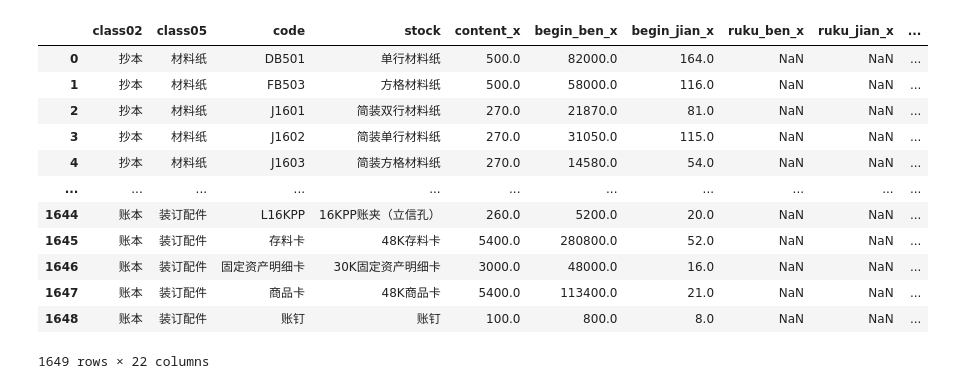
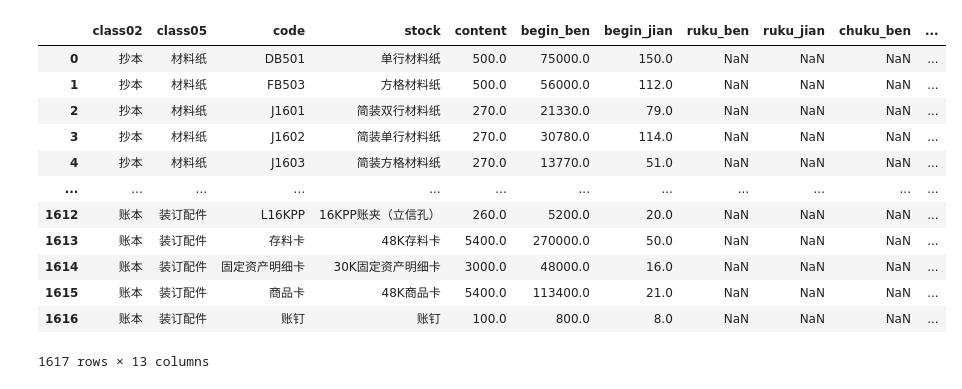
Before and after one commit to reddatetea/fish, a Jupyter notebook: TcloudshoufacunDingdan.ipynb, the cells around one changed output. Cells and saved outputs as stored; diff of their text form; code cells hidden in the pictures.

```diff
--- a/TcloudshoufacunDingdan.ipynb
+++ b/TcloudshoufacunDingdan.ipynb
@@ -147,57 +147,58 @@ def chuli(fname, store_num):
         df = df.loc[df.store == '002']
     else:
         df = df.loc[(df.store == '001') | (df.store == '002')]
 
     df['content'] = df['end_ben'] / df['end_jian']
     df = df[df['store'] != '制表人:']
     df = df[df['store'] != '合计：']
     df = df[df['store'].notnull()]
     df = df.iloc[:, 2:]
     df = df[lst3]
     return df
 
 
 # first,choice仓库编号
 msg = '请点选仓库'
 nums = ['001库', '002电商库', '总库']
 num = easygui.buttonbox(msg, choices=nums)
 msg = '请点选产成品"当日"工作表'
 fname = easygui.fileopenbox(msg, title='AAA')
 path, filename = os.path.split(fname)
 os.chdir(path)
 df1 = chuli(fname, num)
 msg = '请点选产成品"累计"工作表'
 fname2 = easygui.fileopenbox(msg, title='BBB')
 df2 = chuli(fname2, num)
+df1
 # df1 = df1[lst01_yesterday]
 # df1.columns = lst02_yesterday
 
-today_date = datetime.date.today()
-yesterday_date = (today_date + datetime.timedelta(days=-1)).strftime("%Y-%m-%d")
-msg = '报表日期是{}?'.format(yesterday_date)
-choice = easygui.ccbox(msg, title='请选择"是"或"否"', choices=('是', '否'))
-if choice:
-    riqi = yesterday_date
-else:
-    msg = '请输入报表日期'
-    riqi = easygui.enterbox(msg, title=" 昨天日期")
-fname_canchengpin = '产成品日报表{}.xlsx'.format(riqi)
-wb = openpyxl.Workbook()
-wb.save(fname_canchengpin)
+# today_date = datetime.date.today()
+# yesterday_date = (today_date + datetime.timedelta(days=-1)).strftime("%Y-%m-%d")
+# msg = '报表日期是{}?'.format(yesterday_date)
+# choice = easygui.ccbox(msg, title='请选择"是"或"否"', choices=('是', '否'))
+# if choice:
+#     riqi = yesterday_date
+# else:
+#     msg = '请输入报表日期'
+#     riqi = easygui.enterbox(msg, title=" 昨天日期")
+# fname_canchengpin = '产成品日报表{}.xlsx'.format(riqi)
+# wb = openpyxl.Workbook()
+# wb.save(fname_canchengpin)
 
-merge = pd.merge(df2, df1, how='left', on=['class02', 'class05', 'code', 'stock'], sort=False)
-merge
+# merge = pd.merge(df2, df1, how='left', on=['class02', 'class05', 'code', 'stock'], sort=False)
+# merge
 # %% [output]
-|  | class02 | class05 | code | stock | content_x | begin_ben_x | begin_jian_x | ruku_ben_x | ruku_jian_x | ... |
-| 0 | 抄本 | 材料纸 | DB501 | 单行材料纸 | 500.0 | 82000.0 | 164.0 | NaN | NaN | ... |
-| 1 | 抄本 | 材料纸 | FB503 | 方格材料纸 | 500.0 | 58000.0 | 116.0 | NaN | NaN | ... |
-| 2 | 抄本 | 材料纸 | J1601 | 简装双行材料纸 | 270.0 | 21870.0 | 81.0 | NaN | NaN | ... |
-| 3 | 抄本 | 材料纸 | J1602 | 简装单行材料纸 | 270.0 | 31050.0 | 115.0 | NaN | NaN | ... |
-| 4 | 抄本 | 材料纸 | J1603 | 简装方格材料纸 | 270.0 | 14580.0 | 54.0 | NaN | NaN | ... |
-| ... | ... | ... | ... | ... | ... | ... | ... | ... | ... | ... |
-| 1644 | 账本 | 装订配件 | L16KPP | 16KPP账夹（立信孔） | 260.0 | 5200.0 | 20.0 | NaN | NaN | ... |
-| 1645 | 账本 | 装订配件 | 存料卡 | 48K存料卡 | 5400.0 | 280800.0 | 52.0 | NaN | NaN | ... |
-| 1646 | 账本 | 装订配件 | 固定资产明细卡 | 30K固定资产明细卡 | 3000.0 | 48000.0 | 16.0 | NaN | NaN | ... |
-| 1647 | 账本 | 装订配件 | 商品卡 | 48K商品卡 | 5400.0 | 113400.0 | 21.0 | NaN | NaN | ... |
-| 1648 | 账本 | 装订配件 | 账钉 | 账钉 | 100.0 | 800.0 | 8.0 | NaN | NaN | ... |
+|  | class02 | class05 | code | stock | content | begin_ben | begin_jian | ruku_ben | ruku_jian | chuku_ben | ... |
+| 0 | 抄本 | 材料纸 | DB501 | 单行材料纸 | 500.0 | 75000.0 | 150.0 | NaN | NaN | NaN | ... |
+| 1 | 抄本 | 材料纸 | FB503 | 方格材料纸 | 500.0 | 56000.0 | 112.0 | NaN | NaN | NaN | ... |
+| 2 | 抄本 | 材料纸 | J1601 | 简装双行材料纸 | 270.0 | 21330.0 | 79.0 | NaN | NaN | NaN | ... |
+| 3 | 抄本 | 材料纸 | J1602 | 简装单行材料纸 | 270.0 | 30780.0 | 114.0 | NaN | NaN | NaN | ... |
+| 4 | 抄本 | 材料纸 | J1603 | 简装方格材料纸 | 270.0 | 13770.0 | 51.0 | NaN | NaN | NaN | ... |
+| ... | ... | ... | ... | ... | ... | ... | ... | ... | ... | ... | ... |
+| 1612 | 账本 | 装订配件 | L16KPP | 16KPP账夹（立信孔） | 260.0 | 5200.0 | 20.0 | NaN | NaN | NaN | ... |
+| 1613 | 账本 | 装订配件 | 存料卡 | 48K存料卡 | 5400.0 | 270000.0 | 50.0 | NaN | NaN | NaN | ... |
+| 1614 | 账本 | 装订配件 | 固定资产明细卡 | 30K固定资产明细卡 | 3000.0 | 48000.0 | 16.0 | NaN | NaN | NaN | ... |
+| 1615 | 账本 | 装订配件 | 商品卡 | 48K商品卡 | 5400.0 | 113400.0 | 21.0 | NaN | NaN | NaN | ... |
+| 1616 | 账本 | 装订配件 | 账钉 | 账钉 | 100.0 | 800.0 | 8.0 | NaN | NaN | NaN | ... |
-1649 rows × 22 columns
+1617 rows × 13 columns
```
Also changed, not shown: parts of 18 cells of this notebook, 10 other files.
